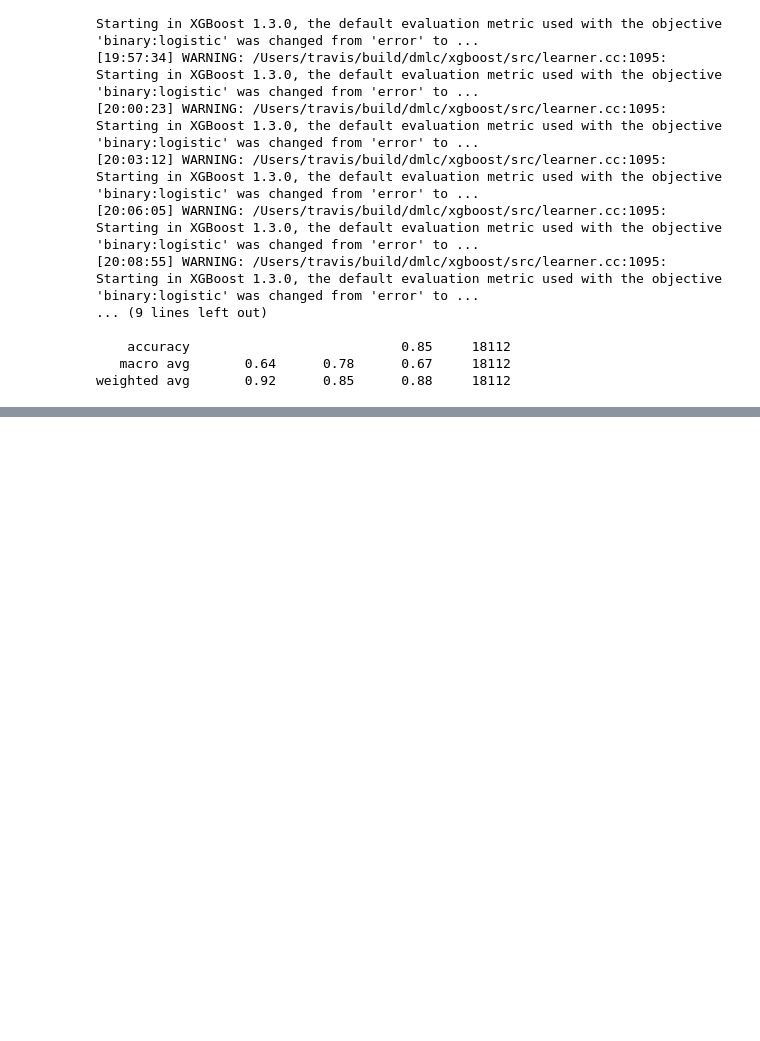
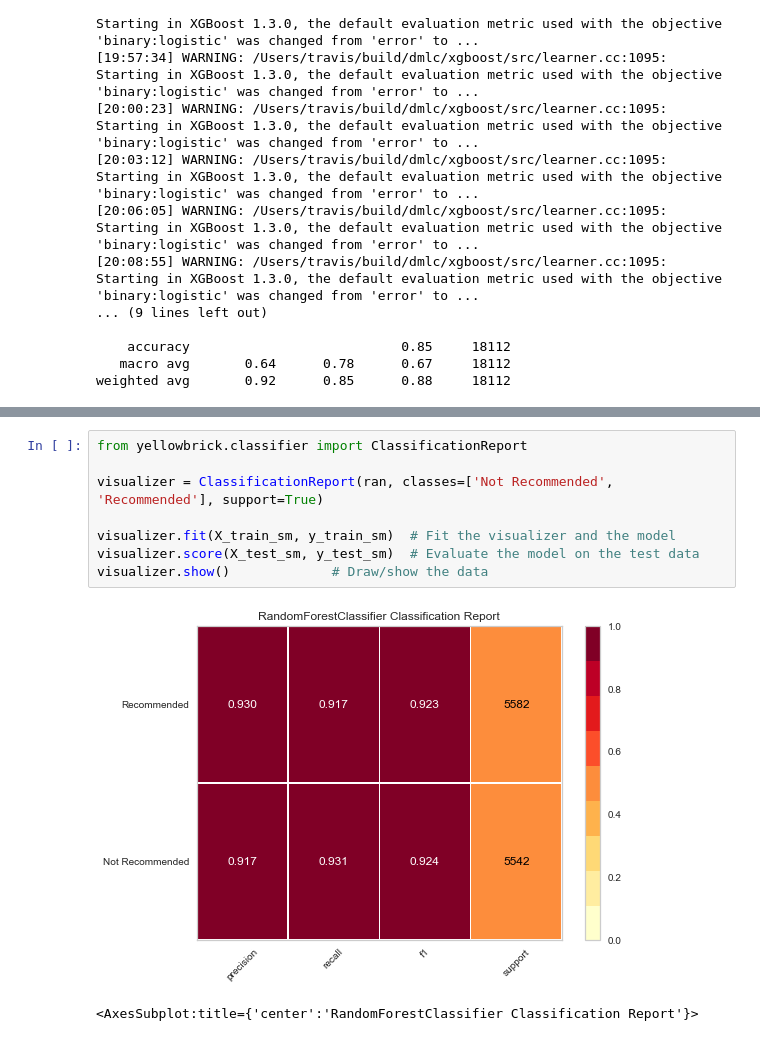
Before and after one commit to baharbiazar/E_Commerce_Reviews_Sentiment_Analysis, a Jupyter notebook: Sentiment_analysis.ipynb, the cells around one changed output, grey strips where cells are left out. Cells and saved outputs as stored; diff of their text form; blank space fills up the shorter version.

```diff
--- a/Sentiment_analysis.ipynb
+++ b/Sentiment_analysis.ipynb
@@ -197,0 +377,11 @@ weighted avg       0.92      0.85      0.88     18112
+# %%
+from yellowbrick.classifier import ClassificationReport
+
+visualizer = ClassificationReport(ran, classes=['Not Recommended', 'Recommended'], support=True)
+
+visualizer.fit(X_train_sm, y_train_sm)  # Fit the visualizer and the model
+visualizer.score(X_test_sm, y_test_sm)  # Evaluate the model on the test data
+visualizer.show()             # Draw/show the data
+# %% [output]
+[figure, added]
+<AxesSubplot:title={'center':'RandomForestClassifier Classification Report'}>
```
Also changed, not shown: parts of 35 cells of this notebook, 4 other files.
